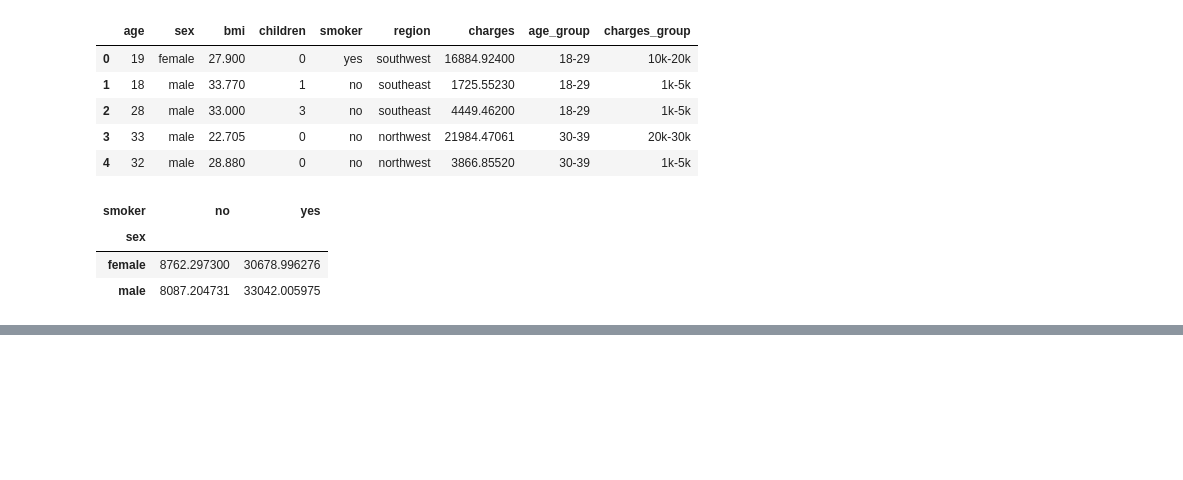
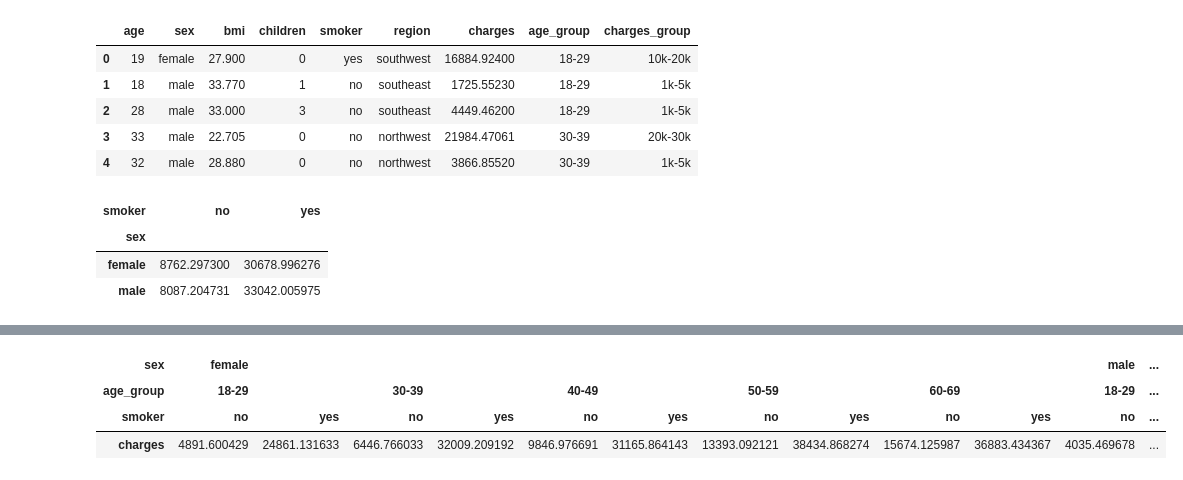
Before and after one commit to asgita/Insurance-data-analysis, a Jupyter notebook: DataVisualization.ipynb, the cells around one changed output, grey strips where cells are left out. Cells and saved outputs as stored; diff of their text form; code cells hidden in the pictures; blank space fills up the shorter version.

```diff
--- a/DataVisualization.ipynb
+++ b/DataVisualization.ipynb
@@ -171,0 +186,11 @@ sex_smoker_charges
+# %%
+sex_agegroup_smoker_charges = df.groupby(['sex', 'age_group', 'smoker']).agg(
+                                charges=('charges', 'mean'))
+
+sex_agegroup_smoker_charges.fillna(0, inplace=True)
+sex_agegroup_smoker_charges.T
+# %% [output]
+| sex | female |  |  |  |  |  |  |  |  |  | male | ... |
+| age_group | 18-29 |  | 30-39 |  | 40-49 |  | 50-59 |  | 60-69 |  | 18-29 | ... |
+| smoker | no | yes | no | yes | no | yes | no | yes | no | yes | no | ... |
+| charges | 4891.600429 | 24861.131633 | 6446.766033 | 32009.209192 | 9846.976691 | 31165.864143 | 13393.092121 | 38434.868274 | 15674.125987 | 36883.434367 | 4035.469678 | ... |
```
Also changed, not shown: parts of 2 cells of this notebook.
